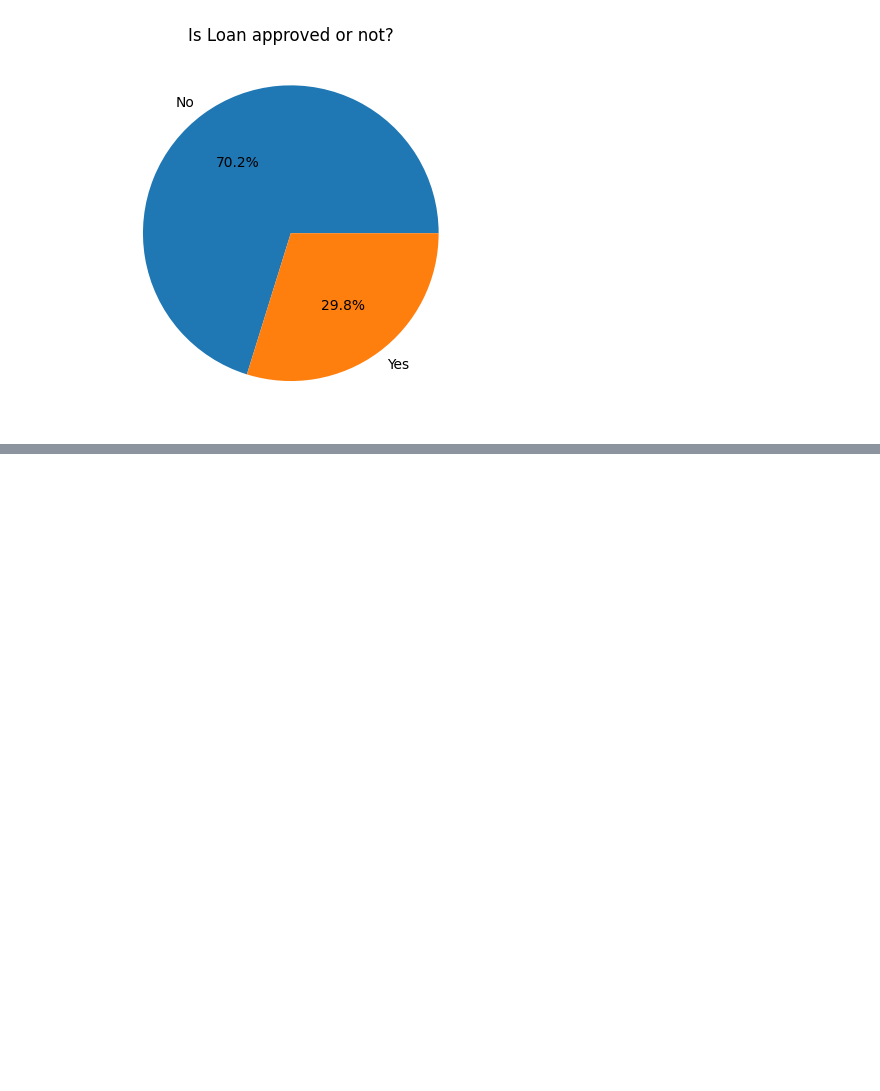
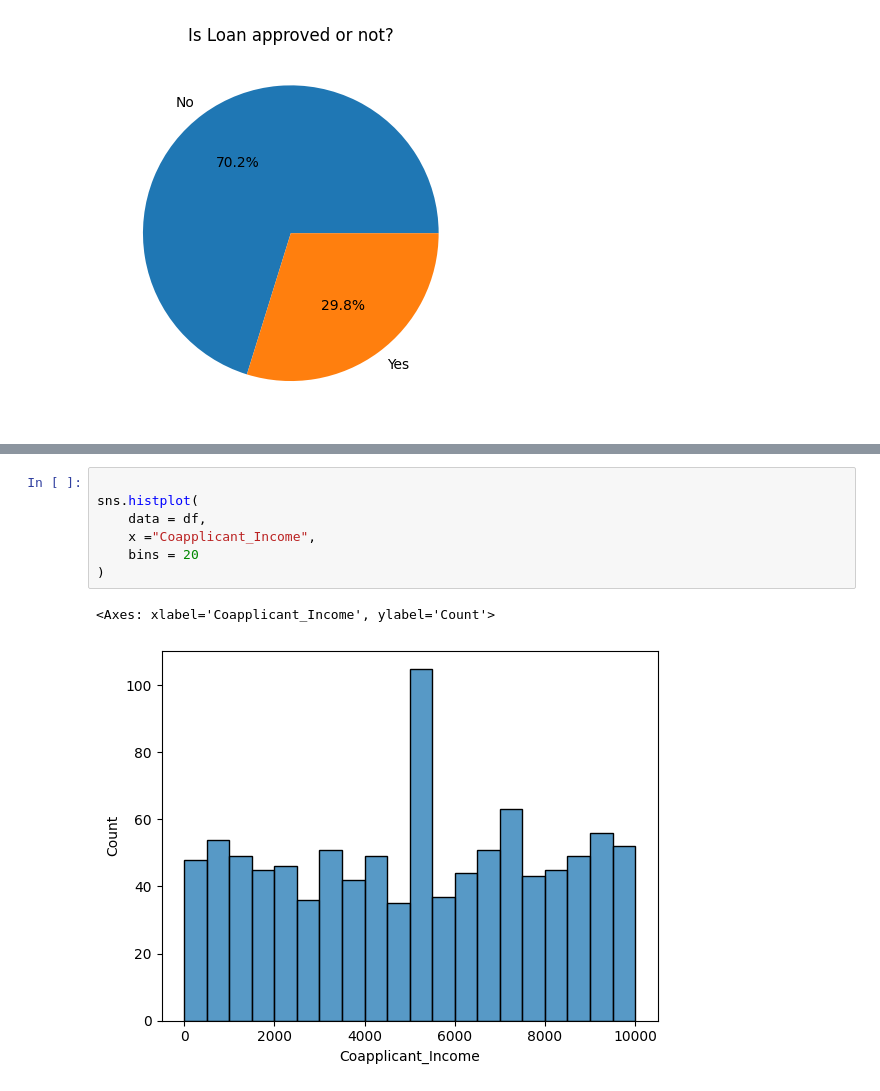
Before and after one commit to Aivexh/CrediSure, a Jupyter notebook: CreditWise Loan Approval System.ipynb, the cells around one changed output, grey strips where cells are left out. Saved outputs shown, nothing was run; the diff lists cells and outputs as text; blank space fills up the shorter version.

```diff
--- a/CreditWise Loan Approval System.ipynb
+++ b/CreditWise Loan Approval System.ipynb
@@ -131,0 +151,10 @@ sns
+# %%
+
+sns.histplot(
+    data = df,
+    x ="Coapplicant_Income",
+    bins = 20
+)
+# %% [output]
+<Axes: xlabel='Coapplicant_Income', ylabel='Count'>
+[figure, added]
```
Also changed, not shown: parts of 5 cells of this notebook.
